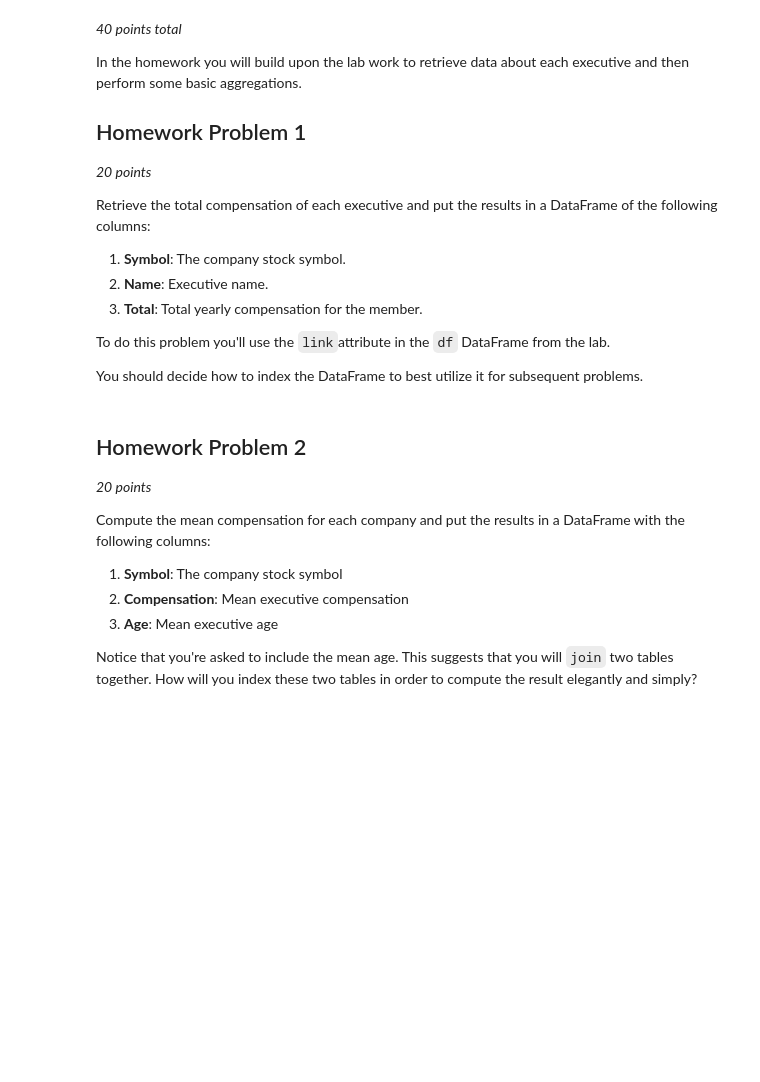
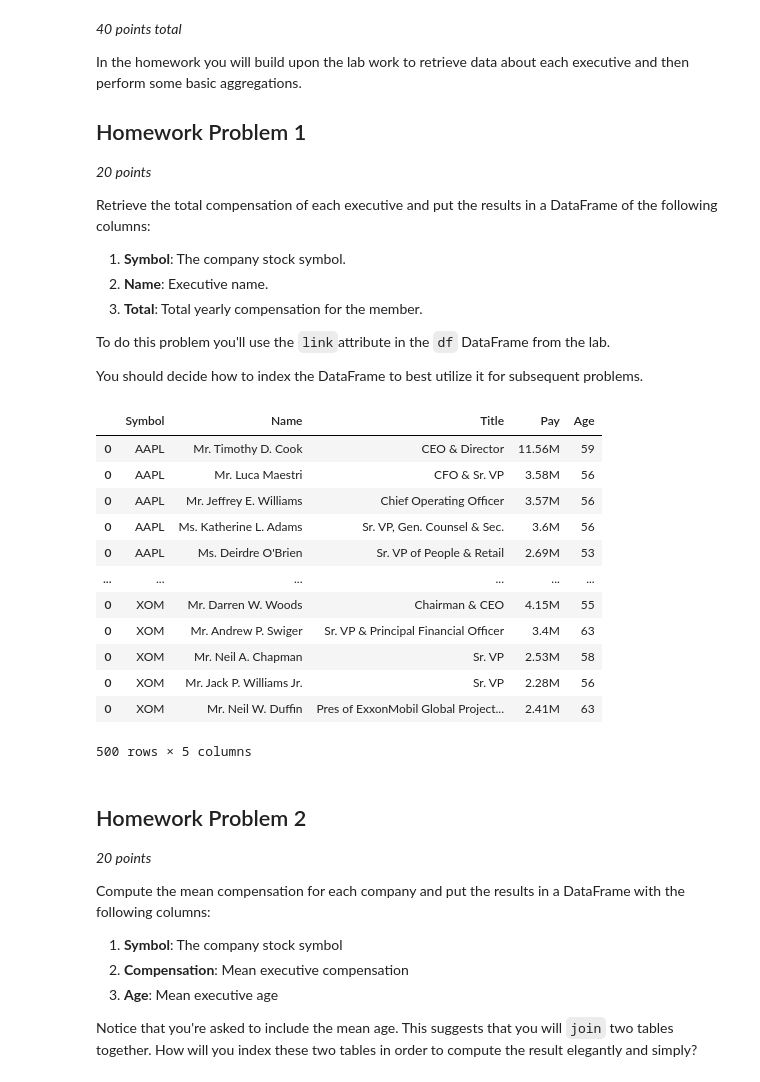
Before and after one commit to adomakor412/DataEngineering, a Jupyter notebook: WebBrowserPlatform-StaticHTMLWebScraping/Lab-5-scraping.ipynb, the cells around one changed output. Drawn from its saved outputs; the diff is of its cells as text; code cells hidden in the pictures; blank space fills up the shorter version.

```diff
--- a/WebBrowserPlatform-StaticHTMLWebScraping/Lab-5-scraping.ipynb
+++ b/WebBrowserPlatform-StaticHTMLWebScraping/Lab-5-scraping.ipynb
@@ -259,0 +273,6 @@ Index: []
+# %%
+snps = pd.DataFrame(data=None,columns = ['Symbol', 'Name','Title','Pay','Age'])
+df1 = pd.DataFrame([['a','a','a','a','a']],columns = ['Symbol', 'Name','Title','Pay','Age'])
+snps = snps.append(df1)
+snps = snps.append(df1)
+snps
@@ -318,3 +334,77 @@ compensation_table
+# %%
+# ## Homework problem 1
+# compensation_table = None;
+
+# # Your code here
+
+# compensation_table
+
+symbol_array = snps_df['Symbol'].values
+#print(symbol_array)
+
+
+def myBS4(baseURL,co,strClass,col):
+    URL = requests.get(baseURL).text
+    soup = BeautifulSoup(URL, 'html.parser')
+    #print(soup.prettify())
+    #print(baseURL)
+
+    try:
+        sandp_table = soup.find('table', {"class" : strClass}).find('tbody')
+
+        snps = pd.DataFrame(data=None,columns = col)
+
+        # scan the table for each row ('tr' is the HTML tag for a table row)
+        for row in sandp_table.find_all('tr'):
+            # scan the row for table cells ('td' is the tag for table data)
+            cols = row.find_all('td')
+
+            if len(cols) == 5: # skips the header row <th>
+                name = cols[0].text.strip()
+                title = cols[1].text.strip()
+                pay = cols[2].text.strip()
+
+                born = cols[4].text.strip()
+                if born == 'N/A':
+                    age = None
+                else:
+                    age = 2020 - int(born)
+
+                df1 = pd.DataFrame([[co,name, title, pay,age]],columns = col)
+
+                snps = snps.append(df1)
+    except:
+        return None
+
+    return snps
+
+column=['Symbol', 'Name','Title','Pay','Age']
+df = pd.DataFrame(data=None, columns = column)
+
+strClass = "W(100%)"
+
+# for simplicity only look at the first five companies in class
+for sym in symbol_array:
+
+    baseURL = f'https://finance.yahoo.com/quote/{sym}/profile'
+    myDF = myBS4(baseURL,sym,strClass,column)
+
+    df = df.append(myDF)
+df
+# %% [output]
+|  | Symbol | Name | Title | Pay | Age |
+| 0 | AAPL | Mr. Timothy D. Cook | CEO & Director | 11.56M | 59 |
+| 0 | AAPL | Mr. Luca Maestri | CFO & Sr. VP | 3.58M | 56 |
+| 0 | AAPL | Mr. Jeffrey E. Williams | Chief Operating Officer | 3.57M | 56 |
+| 0 | AAPL | Ms. Katherine L. Adams | Sr. VP, Gen. Counsel & Sec. | 3.6M | 56 |
+| 0 | AAPL | Ms. Deirdre O'Brien | Sr. VP of People & Retail | 2.69M | 53 |
+| ... | ... | ... | ... | ... | ... |
+| 0 | XOM | Mr. Darren W. Woods | Chairman & CEO | 4.15M | 55 |
+| 0 | XOM | Mr. Andrew P. Swiger | Sr. VP & Principal Financial Officer | 3.4M | 63 |
+| 0 | XOM | Mr. Neil A. Chapman | Sr. VP | 2.53M | 58 |
+| 0 | XOM | Mr. Jack P. Williams Jr. | Sr. VP | 2.28M | 56 |
+| 0 | XOM | Mr. Neil W. Duffin | Pres of ExxonMobil Global Project... | 2.41M | 63 |
+500 rows × 5 columns
 # %% [markdown]
 ## Homework Problem 2
 
```
Also changed, not shown: parts of 5 cells of this notebook, 5 other files.
